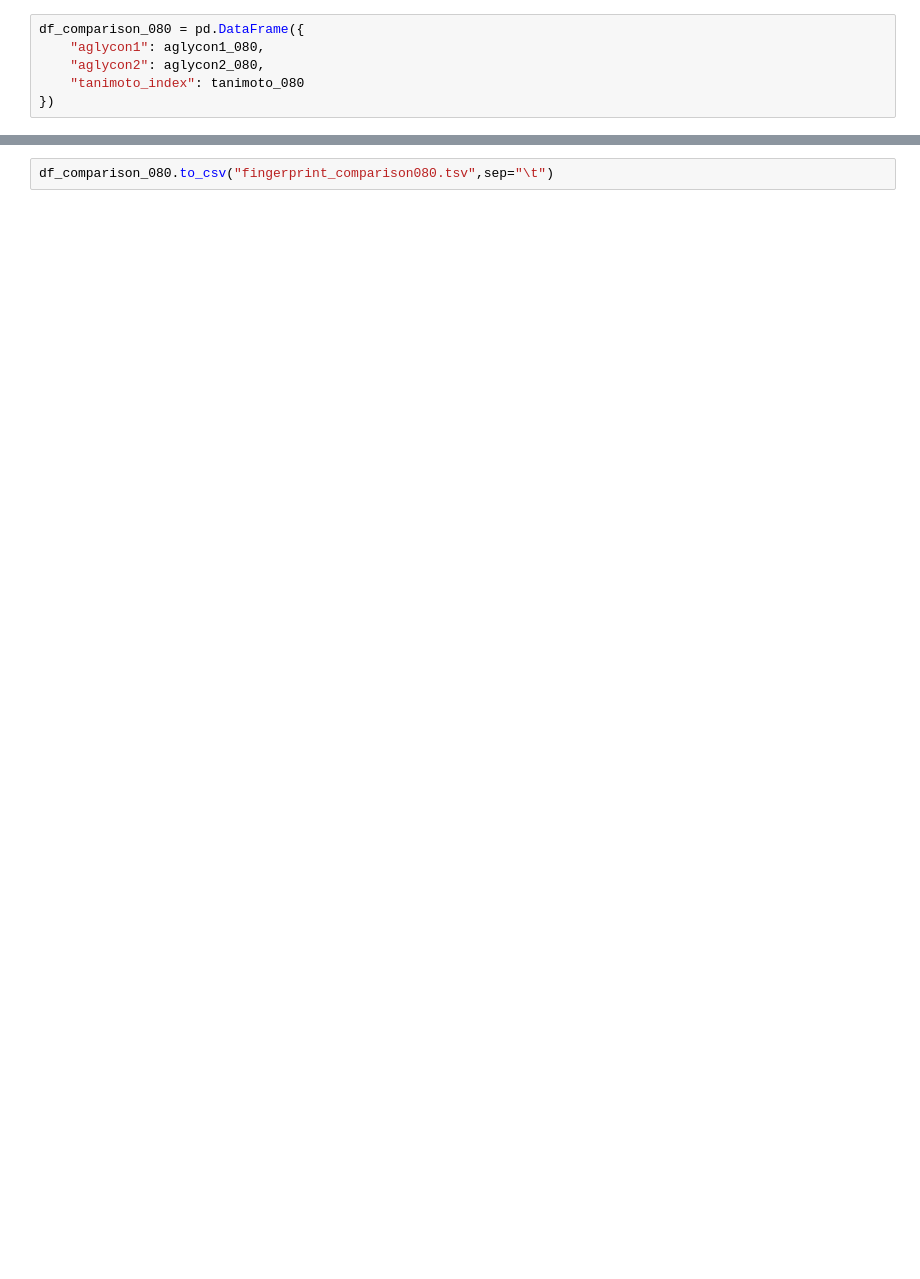
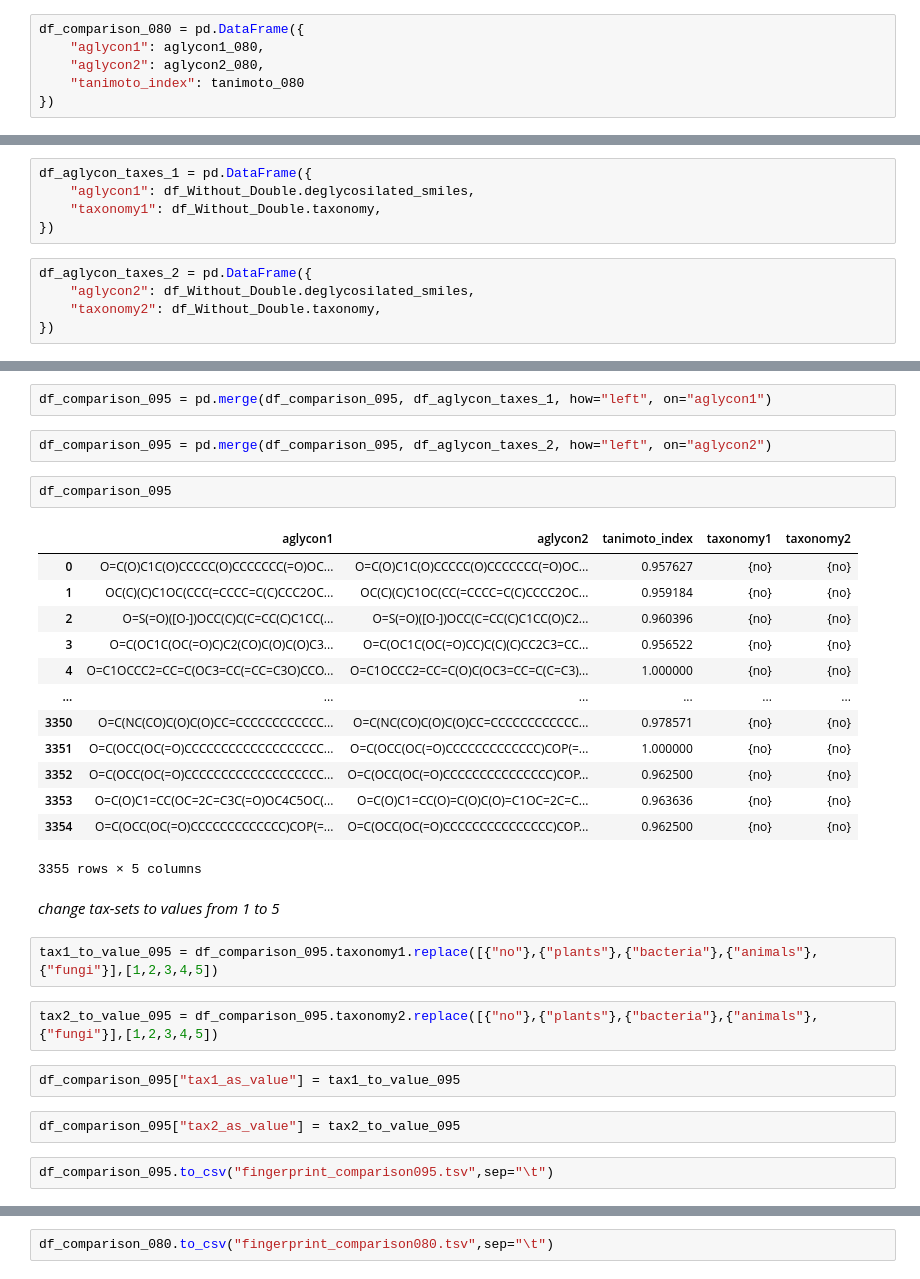
Before and after one commit to joaldi2208/Similarity-Network-for-aglycon-taxonomy, a Jupyter notebook: cds.ipynb, the cells around one changed output, grey strips where cells are left out. Drawn from its saved outputs; the diff is of its cells as text; blank space fills up the shorter version.

```diff
--- a/cds.ipynb
+++ b/cds.ipynb
@@ -460,0 +416,10 @@ df_comparison_080
+# %%
+df_aglycon_taxes_1 = pd.DataFrame({
+    "aglycon1": df_Without_Double.deglycosilated_smiles,
+    "taxonomy1": df_Without_Double.taxonomy,
+})
+# %%
+df_aglycon_taxes_2 = pd.DataFrame({
+    "aglycon2": df_Without_Double.deglycosilated_smiles,
+    "taxonomy2": df_Without_Double.taxonomy,
+})
@@ -460,0 +428,32 @@ df_comparison_080
+# %%
+df_comparison_095 = pd.merge(df_comparison_095, df_aglycon_taxes_1, how="left", on="aglycon1")
+# %%
+df_comparison_095 = pd.merge(df_comparison_095, df_aglycon_taxes_2, how="left", on="aglycon2")
+# %%
+df_comparison_095
+# %% [output]
+|  | aglycon1 | aglycon2 | tanimoto_index | taxonomy1 | taxonomy2 |
+| 0 | O=C(O)C1C(O)CCCCC(O)CCCCCCC(=O)OC... | O=C(O)C1C(O)CCCCC(O)CCCCCCC(=O)OC... | 0.957627 | {no} | {no} |
+| 1 | OC(C)(C)C1OC(CCC(=CCCC=C(C)CCC2OC... | OC(C)(C)C1OC(CC(=CCCC=C(C)CCCC2OC... | 0.959184 | {no} | {no} |
+| 2 | O=S(=O)([O-])OCC(C)C(C=CC(C)C1CC(... | O=S(=O)([O-])OCC(C=CC(C)C1CC(O)C2... | 0.960396 | {no} | {no} |
+| 3 | O=C(OC1C(OC(=O)C)C2(CO)C(O)C(O)C3... | O=C(OC1C(OC(=O)CC)C(C)(C)CC2C3=CC... | 0.956522 | {no} | {no} |
+| 4 | O=C1OCCC2=CC=C(OC3=CC(=CC=C3O)CCO... | O=C1OCCC2=CC=C(O)C(OC3=CC=C(C=C3)... | 1.000000 | {no} | {no} |
+| ... | ... | ... | ... | ... | ... |
+| 3350 | O=C(NC(CO)C(O)C(O)CC=CCCCCCCCCCCC... | O=C(NC(CO)C(O)C(O)CC=CCCCCCCCCCCC... | 0.978571 | {no} | {no} |
+| 3351 | O=C(OCC(OC(=O)CCCCCCCCCCCCCCCCCCC... | O=C(OCC(OC(=O)CCCCCCCCCCCCC)COP(=... | 1.000000 | {no} | {no} |
+| 3352 | O=C(OCC(OC(=O)CCCCCCCCCCCCCCCCCCC... | O=C(OCC(OC(=O)CCCCCCCCCCCCCCC)COP... | 0.962500 | {no} | {no} |
+| 3353 | O=C(O)C1=CC(OC=2C=C3C(=O)OC4C5OC(... | O=C(O)C1=CC(O)=C(O)C(O)=C1OC=2C=C... | 0.963636 | {no} | {no} |
+| 3354 | O=C(OCC(OC(=O)CCCCCCCCCCCCC)COP(=... | O=C(OCC(OC(=O)CCCCCCCCCCCCCCC)COP... | 0.962500 | {no} | {no} |
+3355 rows × 5 columns
+# %% [markdown]
+*change tax-sets to values from 1 to 5*
+# %%
+tax1_to_value_095 = df_comparison_095.taxonomy1.replace([{"no"},{"plants"},{"bacteria"},{"animals"},{"fungi"}],[1,2,3,4,5])
+# %%
+tax2_to_value_095 = df_comparison_095.taxonomy2.replace([{"no"},{"plants"},{"bacteria"},{"animals"},{"fungi"}],[1,2,3,4,5])
+# %%
+df_comparison_095["tax1_as_value"] = tax1_to_value_095
+# %%
+df_comparison_095["tax2_as_value"] = tax2_to_value_095
+# %%
+df_comparison_095.to_csv("fingerprint_comparison095.tsv",sep="\t")
```
Also changed, not shown: parts of 48 cells of this notebook.
